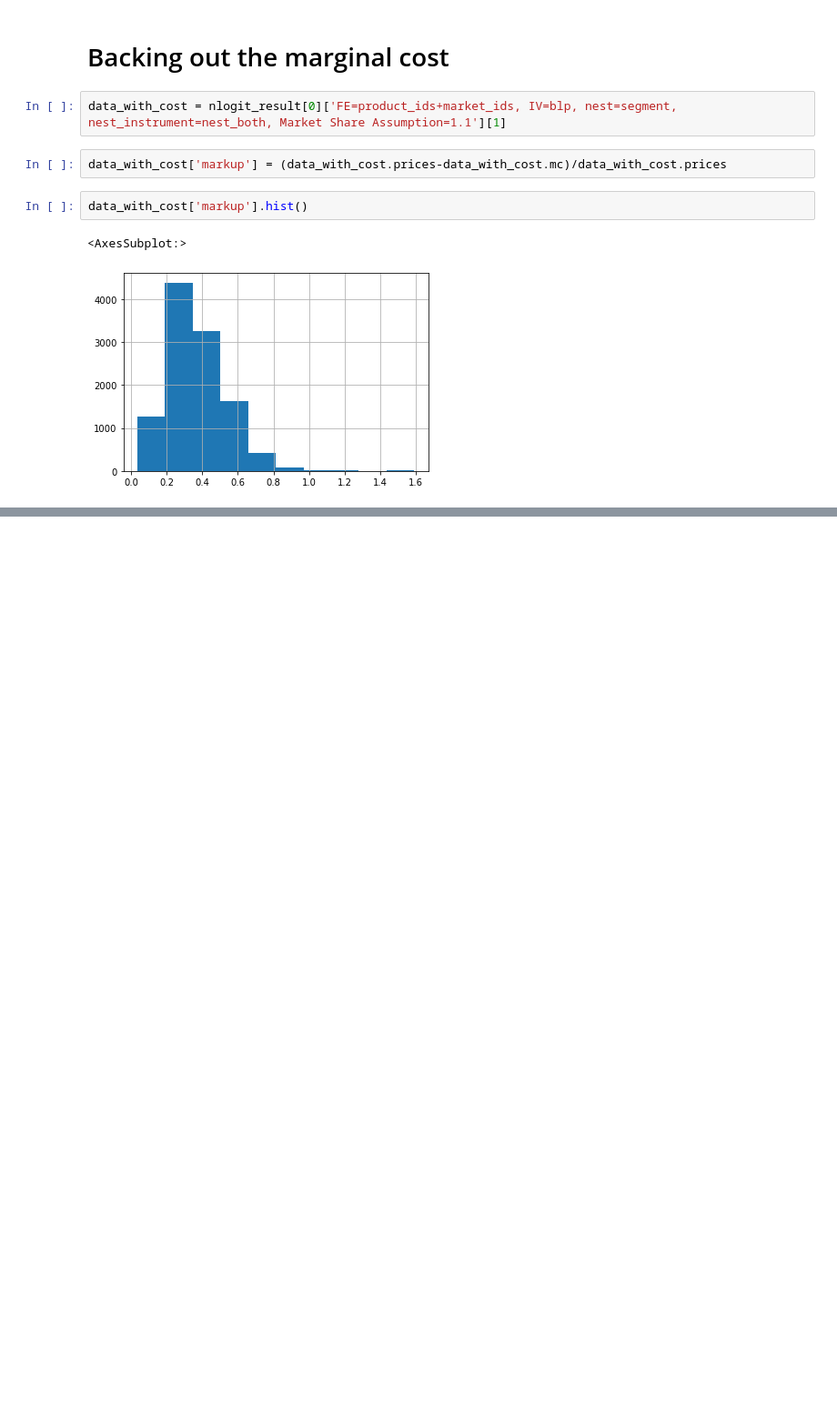
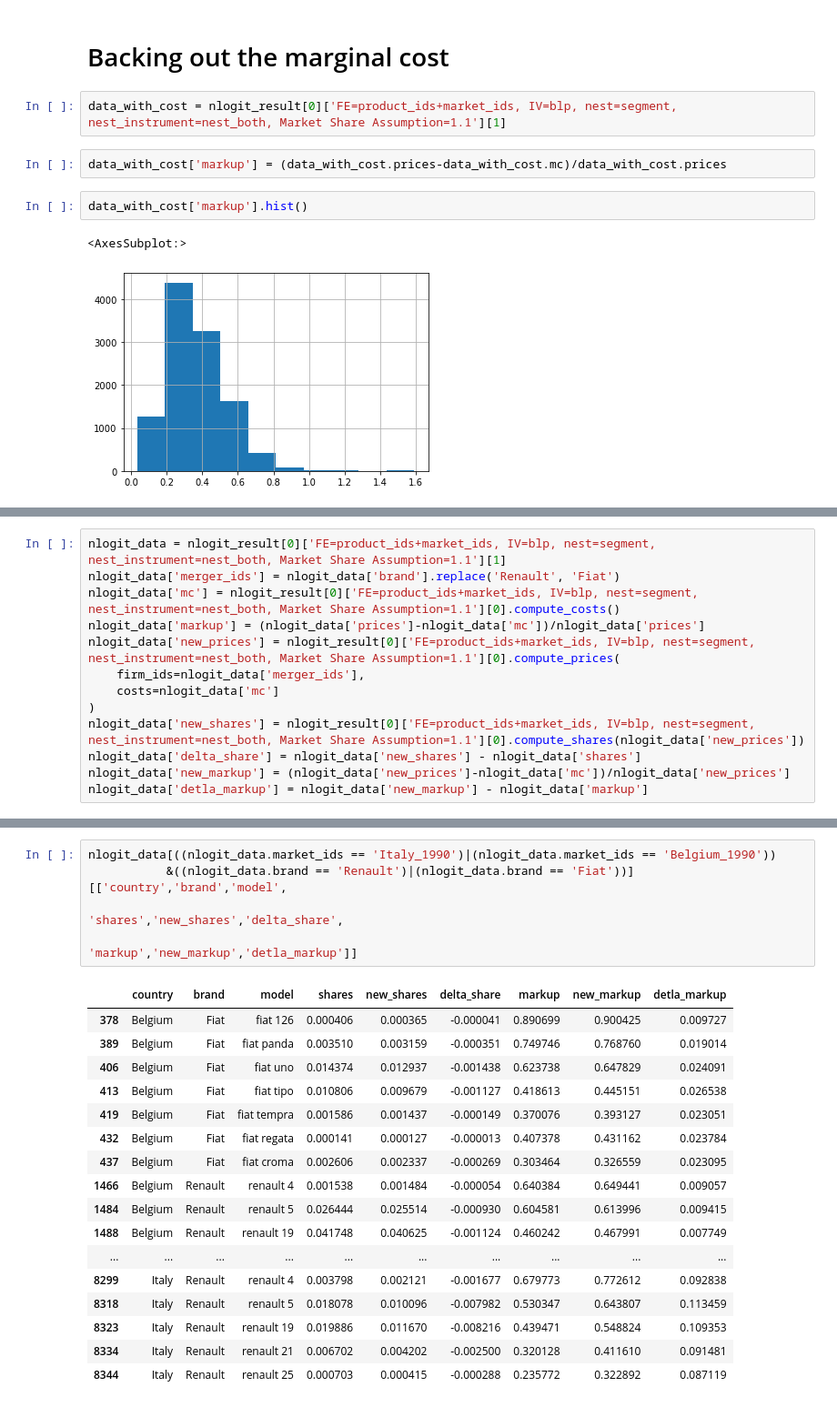
Before and after one commit to davidjiyangcai/blp_pset, a Jupyter notebook: code/pset.ipynb, the cells around one changed output, grey strips where cells are left out. Shown at 91% size. Drawn from its saved outputs; the diff is of its cells as text; blank space fills up the shorter version.

```diff
--- a/code/pset.ipynb
+++ b/code/pset.ipynb
@@ -569,0 +1095,13 @@ generate_dataset('Belgium',1990,income_bins)
+# %%
+nlogit_data = nlogit_result[0]['FE=product_ids+market_ids, IV=blp, nest=segment, nest_instrument=nest_both, Market Share Assumption=1.1'][1]
+nlogit_data['merger_ids'] = nlogit_data['brand'].replace('Renault', 'Fiat')
+nlogit_data['mc'] = nlogit_result[0]['FE=product_ids+market_ids, IV=blp, nest=segment, nest_instrument=nest_both, Market Share Assumption=1.1'][0].compute_costs()
+nlogit_data['markup'] = (nlogit_data['prices']-nlogit_data['mc'])/nlogit_data['prices']
+nlogit_data['new_prices'] = nlogit_result[0]['FE=product_ids+market_ids, IV=blp, nest=segment, nest_instrument=nest_both, Market Share Assumption=1.1'][0].compute_prices(
+    firm_ids=nlogit_data['merger_ids'],
+    costs=nlogit_data['mc']
+)
+nlogit_data['new_shares'] = nlogit_result[0]['FE=product_ids+market_ids, IV=blp, nest=segment, nest_instrument=nest_both, Market Share Assumption=1.1'][0].compute_shares(nlogit_data['new_prices'])
+nlogit_data['delta_share'] = nlogit_data['new_shares'] - nlogit_data['shares']
+nlogit_data['new_markup'] = (nlogit_data['new_prices']-nlogit_data['mc'])/nlogit_data['new_prices']
+nlogit_data['detla_markup'] = nlogit_data['new_markup'] - nlogit_data['markup']
@@ -569,0 +1117,23 @@ generate_dataset('Belgium',1990,income_bins)
+# %%
+nlogit_data[((nlogit_data.market_ids == 'Italy_1990')|(nlogit_data.market_ids == 'Belgium_1990'))
+           &((nlogit_data.brand == 'Renault')|(nlogit_data.brand == 'Fiat'))][['country','brand','model',
+                                                                             'shares','new_shares','delta_share',
+                                                                             'markup','new_markup','detla_markup']]
+# %% [output]
+|  | country | brand | model | shares | new_shares | delta_share | markup | new_markup | detla_markup |
+| 378 | Belgium | Fiat | fiat 126 | 0.000406 | 0.000365 | -0.000041 | 0.890699 | 0.900425 | 0.009727 |
+| 389 | Belgium | Fiat | fiat panda | 0.003510 | 0.003159 | -0.000351 | 0.749746 | 0.768760 | 0.019014 |
+| 406 | Belgium | Fiat | fiat uno | 0.014374 | 0.012937 | -0.001438 | 0.623738 | 0.647829 | 0.024091 |
+| 413 | Belgium | Fiat | fiat tipo | 0.010806 | 0.009679 | -0.001127 | 0.418613 | 0.445151 | 0.026538 |
+| 419 | Belgium | Fiat | fiat tempra | 0.001586 | 0.001437 | -0.000149 | 0.370076 | 0.393127 | 0.023051 |
+| 432 | Belgium | Fiat | fiat regata | 0.000141 | 0.000127 | -0.000013 | 0.407378 | 0.431162 | 0.023784 |
+| 437 | Belgium | Fiat | fiat croma | 0.002606 | 0.002337 | -0.000269 | 0.303464 | 0.326559 | 0.023095 |
+| 1466 | Belgium | Renault | renault 4 | 0.001538 | 0.001484 | -0.000054 | 0.640384 | 0.649441 | 0.009057 |
+| 1484 | Belgium | Renault | renault 5 | 0.026444 | 0.025514 | -0.000930 | 0.604581 | 0.613996 | 0.009415 |
+| 1488 | Belgium | Renault | renault 19 | 0.041748 | 0.040625 | -0.001124 | 0.460242 | 0.467991 | 0.007749 |
+| ... | ... | ... | ... | ... | ... | ... | ... | ... | ... |
+| 8299 | Italy | Renault | renault 4 | 0.003798 | 0.002121 | -0.001677 | 0.679773 | 0.772612 | 0.092838 |
+| 8318 | Italy | Renault | renault 5 | 0.018078 | 0.010096 | -0.007982 | 0.530347 | 0.643807 | 0.113459 |
+| 8323 | Italy | Renault | renault 19 | 0.019886 | 0.011670 | -0.008216 | 0.439471 | 0.548824 | 0.109353 |
+| 8334 | Italy | Renault | renault 21 | 0.006702 | 0.004202 | -0.002500 | 0.320128 | 0.411610 | 0.091481 |
+| 8344 | Italy | Renault | renault 25 | 0.000703 | 0.000415 | -0.000288 | 0.235772 | 0.322892 | 0.087119 |
```
Also changed, not shown: parts of 26 cells of this notebook.
